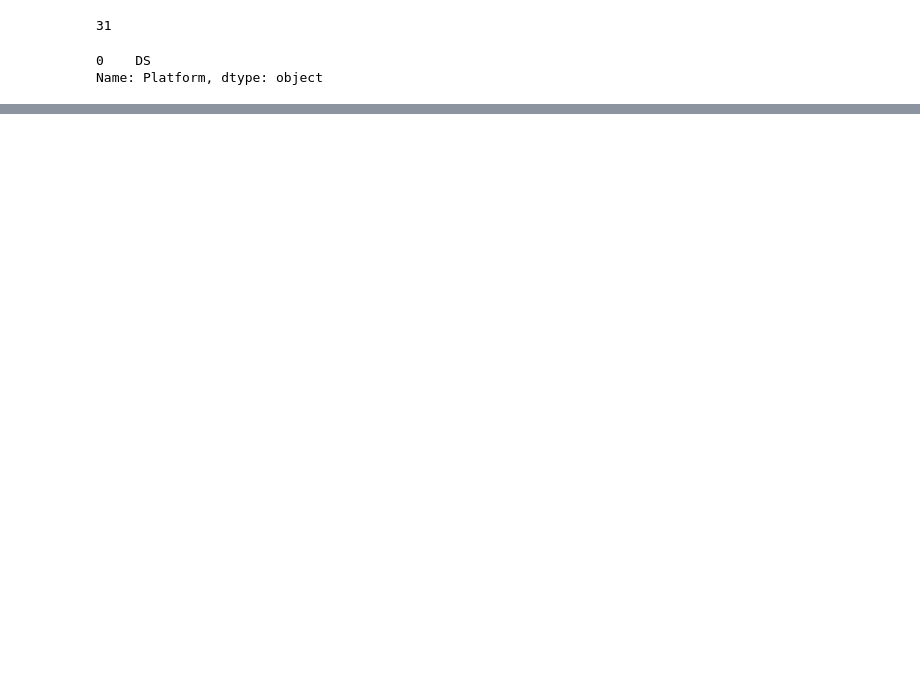
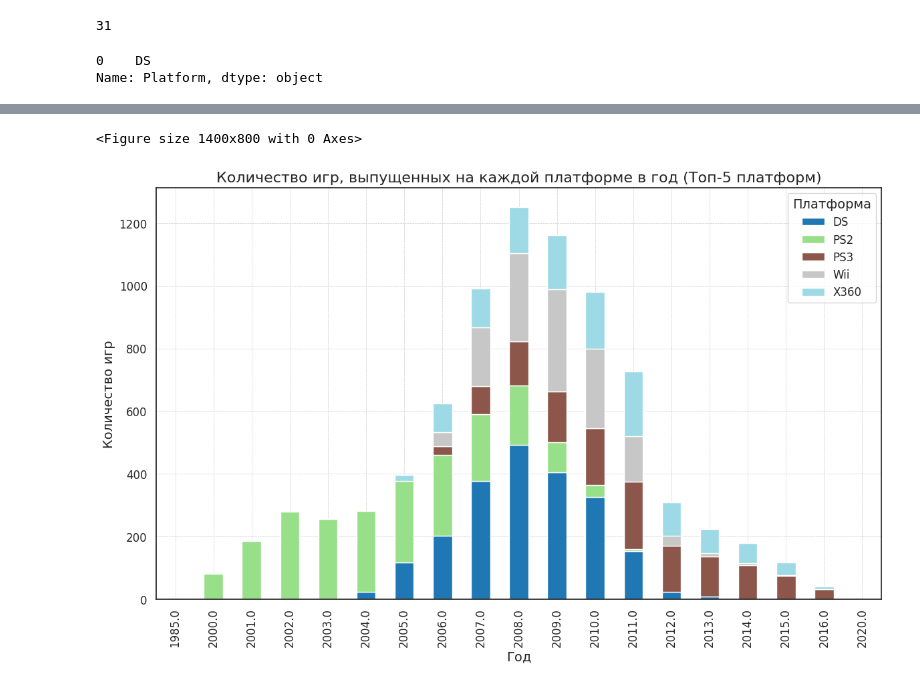
Before and after one commit to shuklarituparn/Machine_Learning_Course, a Jupyter notebook: Project1-Sem1/Project1.ipynb, the cells around one changed output, grey strips where cells are left out. Saved outputs shown, nothing was run; the diff lists cells and outputs as text; code cells hidden in the pictures; blank space fills up the shorter version.

```diff
--- a/Project1-Sem1/Project1.ipynb
+++ b/Project1-Sem1/Project1.ipynb
@@ -249,0 +352,24 @@ Name: Global_Sales, dtype: float64
+# %%
+game_by_platform = data.groupby(['Platform', 'Year']).size().reset_index(name='game_count')
+total_games_per_platform = game_by_platform.groupby('Platform')['game_count'].sum().reset_index()
+top_10_platforms = total_games_per_platform.nlargest(5, 'game_count')['Platform']
+filtered_game_by_platform = game_by_platform[game_by_platform['Platform'].isin(top_10_platforms)]
+pivot_data = filtered_game_by_platform.pivot(index='Year', columns='Platform', values='game_count').fillna(0)
+plt.figure(figsize=(14, 8))
+pivot_data.plot(kind='bar', stacked=True, figsize=(14, 8), colormap='tab20')
+plt.title('Количество игр, выпущенных на каждой платформе в год (Топ-5 платформ)', fontsize=16)
+plt.xlabel('Год', fontsize=14)
+plt.ylabel('Количество игр', fontsize=14)
+plt.legend(title='Платформа', fontsize=12, title_fontsize=14)
+plt.xticks(fontsize=12)
+plt.yticks(fontsize=12)
+plt.grid(True, which='both', linestyle='--', linewidth=0.5)
+plt.show()
+
+# https://en.wikipedia.org/wiki/PlayStation_(console)#/media/File:PlayStation-SCPH-1000-with-Controller.jpg   (Playstation)
+# https://en.wikipedia.org/wiki/Nintendo_DS#/media/File:Nintendo-DS-Fat-Blue.jpg                          (Nintendo DS)
+
+# Здесь мы замечаем, что интерес к портативным игровым консолям Nintendo DS был, но затем он угас, с появлением более мощных и продвинутых Playstation
+# %% [output]
+<Figure size 1400x800 with 0 Axes>
+[figure, added]
```
Also changed, not shown: parts of 33 cells of this notebook.
